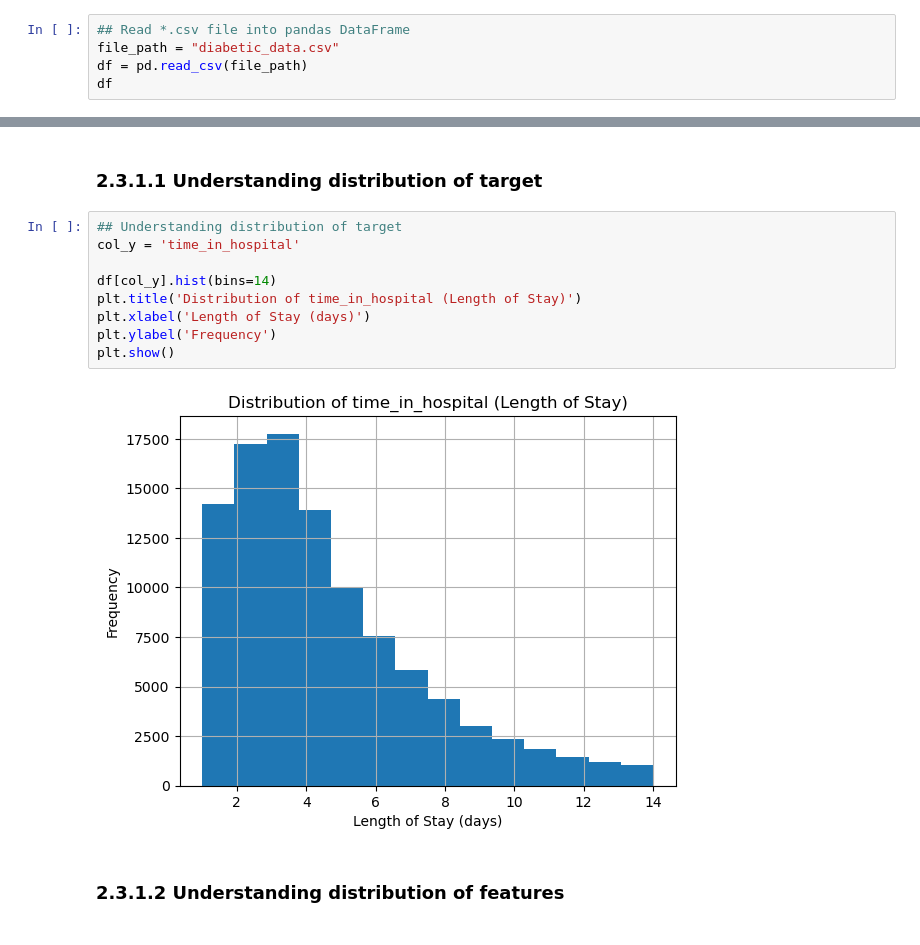
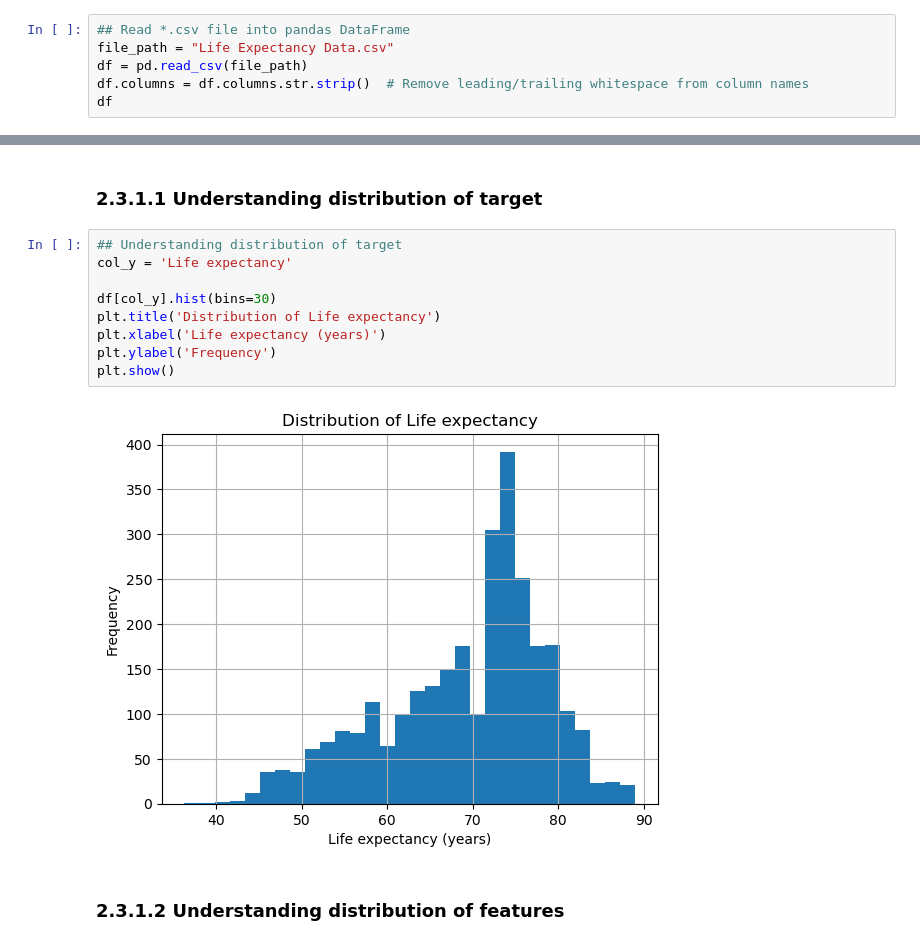
Before and after one commit to saztec/MLDP-C25U02-Apr2026, a Jupyter notebook: Project Dos/MLDP Program Codes Submission Template.ipynb, the cells around one changed output, grey strips where cells are left out. Cells and saved outputs as stored; diff of their text form.

```diff
--- a/Project Dos/MLDP Program Codes Submission Template.ipynb
+++ b/Project Dos/MLDP Program Codes Submission Template.ipynb
@@ -39,7 +39,8 @@ Predict patient's time in the hospital from their hospital admission data. Targe
 ## 2.1 Load dataset
 # %%
 ## Read *.csv file into pandas DataFrame
-file_path = "diabetic_data.csv"
+file_path = "Life Expectancy Data.csv"
 df = pd.read_csv(file_path)
+df.columns = df.columns.str.strip()  # Remove leading/trailing whitespace from column names
 df
 # %% [output]
@@ -126,15 +127,15 @@ df.describe(include='all')
 ### 2.3.1.1 Understanding distribution of target
 # %%
 ## Understanding distribution of target
-col_y = 'time_in_hospital'
+col_y = 'Life expectancy'
 
-df[col_y].hist(bins=14)
-plt.title('Distribution of time_in_hospital (Length of Stay)')
-plt.xlabel('Length of Stay (days)')
+df[col_y].hist(bins=30)
+plt.title('Distribution of Life expectancy')
+plt.xlabel('Life expectancy (years)')
 plt.ylabel('Frequency')
 plt.show()
 # %% [output]
-[figure, old version]
+[figure, new version]
 # %% [markdown]
 ### 2.3.1.2 Understanding distribution of features
 # %%
```
Also changed, not shown: parts of 15 cells of this notebook, 5 other files.
